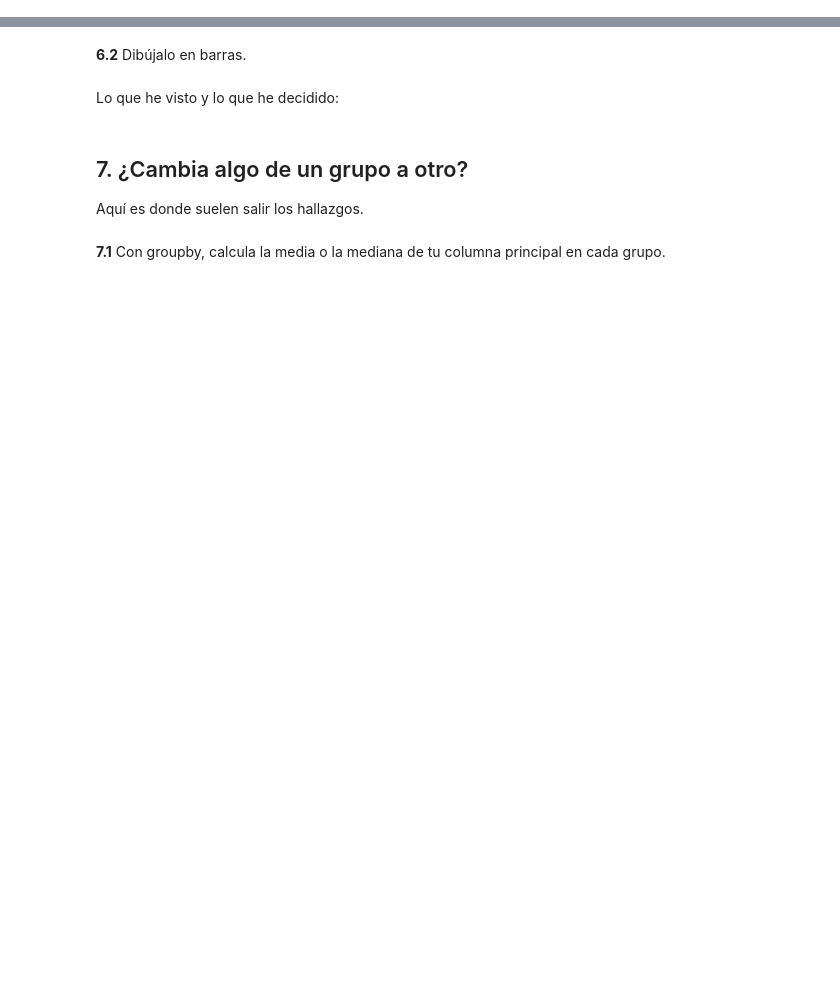
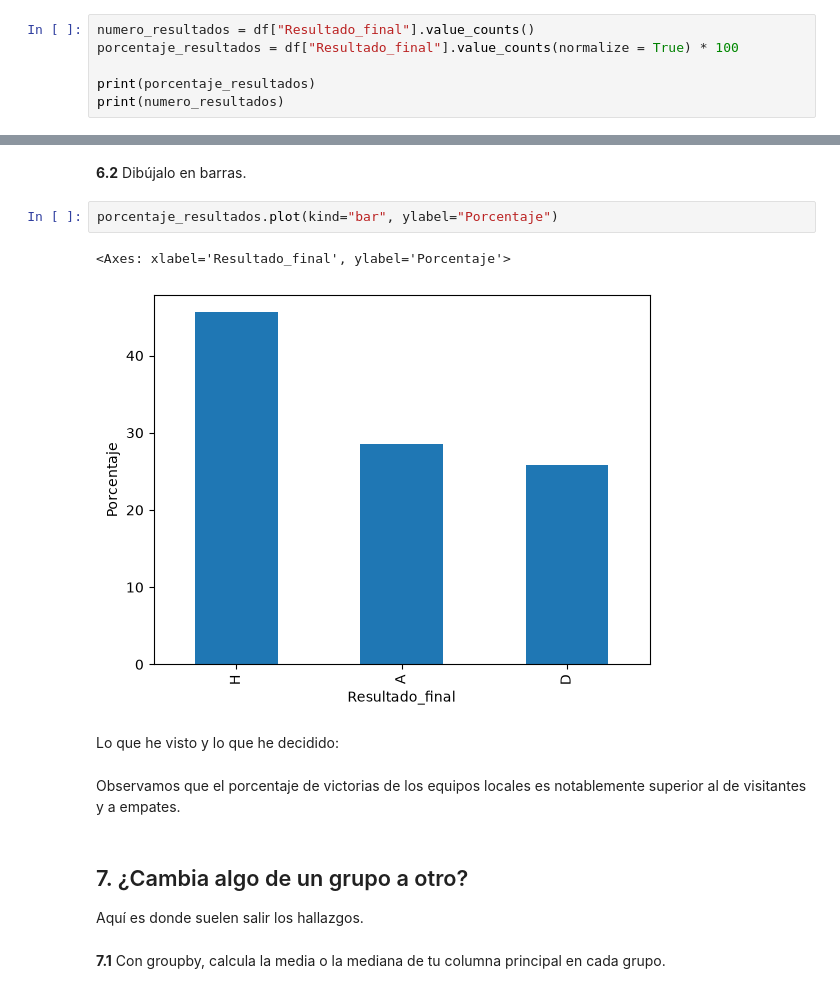
Before and after one commit to jormartinez109/PROYECTO-EDA-FUTBOL, a Jupyter notebook: eda.ipynb, the cells around one changed output, grey strips where cells are left out. Cells and saved outputs as stored; diff of their text form; blank space fills up the shorter version.

```diff
--- a/eda.ipynb
+++ b/eda.ipynb
@@ -378,3 +414,9 @@ Lo que he visto y lo que he decidido:
 Cuántas filas hay de cada tipo.
 # %% [markdown]
 **6.1** Haz el value_counts de la columna de texto más importante, en número y en porcentaje.
+# %%
+numero_resultados = df["Resultado_final"].value_counts()
+porcentaje_resultados = df["Resultado_final"].value_counts(normalize = True) * 100
+
+print(porcentaje_resultados)
+print(numero_resultados)
@@ -381,7 +434,14 @@ Cuántas filas hay de cada tipo.
 # %% [markdown]
 **6.2** Dibújalo en barras.
+# %%
+porcentaje_resultados.plot(kind="bar", ylabel="Porcentaje")
+# %% [output]
+<Axes: xlabel='Resultado_final', ylabel='Porcentaje'>
+[figure, added]
 # %% [markdown]
 Lo que he visto y lo que he decidido:
+# %% [markdown]
+Observamos que el porcentaje de victorias de los equipos locales es notablemente superior al de visitantes y a empates.
 # %% [markdown]
 ## 7. ¿Cambia algo de un grupo a otro?
 
```
Also changed, not shown: parts of 8 cells of this notebook.
